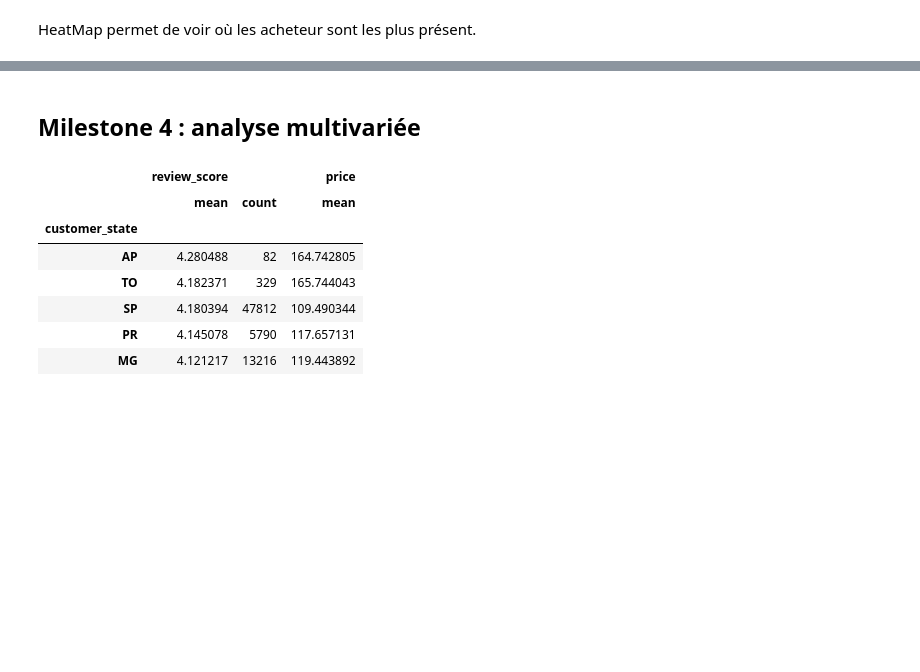
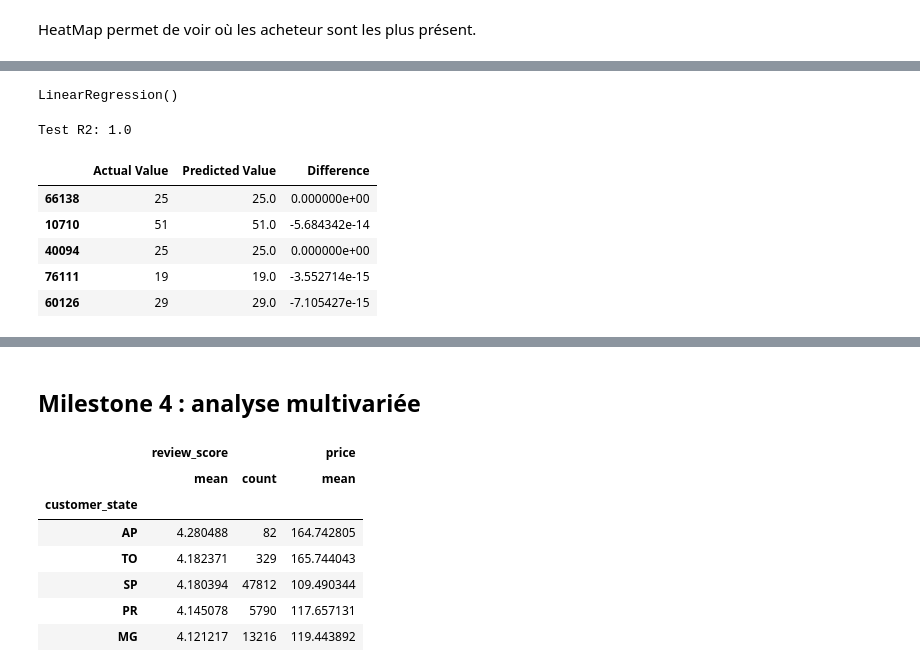
Before and after one commit to marlierecharlie/brief_13_la_data_dream_team, a Jupyter notebook: App Web Prédiction/MS2_NettoyageEtFeat/Millestone 2 Analyse-Copy1.ipynb, the cells around one changed output, grey strips where cells are left out. Drawn from its saved outputs; the diff is of its cells as text; code cells hidden in the pictures; blank space fills up the shorter version.

```diff
--- a/App Web Prédiction/MS2_NettoyageEtFeat/Millestone 2 Analyse-Copy1.ipynb
+++ b/App Web Prédiction/MS2_NettoyageEtFeat/Millestone 2 Analyse-Copy1.ipynb
@@ -766,0 +810,11 @@ interactive(children=(Dropdown(description='column', options=('geolocation_lat_s
+# %%
+linear.fit(X_train,y_train)
+# %% [output]
+LinearRegression()
+# %%
+y_pred = linear.predict(X_test)
+# %%
+# model accuracy
+print("Test R2: {}".format(linear.score(X_test,y_test)))
+# %% [output]
+Test R2: 1.0
@@ -766,0 +829,11 @@ interactive(children=(Dropdown(description='column', options=('geolocation_lat_s
+# %%
+pred_df=pd.DataFrame({'Actual Value':y_test,'Predicted Value':y_pred,'Difference':y_test-y_pred})
+# %%
+pred_df.head()
+# %% [output]
+|  | Actual Value | Predicted Value | Difference |
+| 66138 | 25 | 25.0 | 0.000000e+00 |
+| 10710 | 51 | 51.0 | -5.684342e-14 |
+| 40094 | 25 | 25.0 | 0.000000e+00 |
+| 76111 | 19 | 19.0 | -3.552714e-15 |
+| 60126 | 29 | 29.0 | -7.105427e-15 |
```
Also changed, not shown: parts of 33 cells of this notebook.
